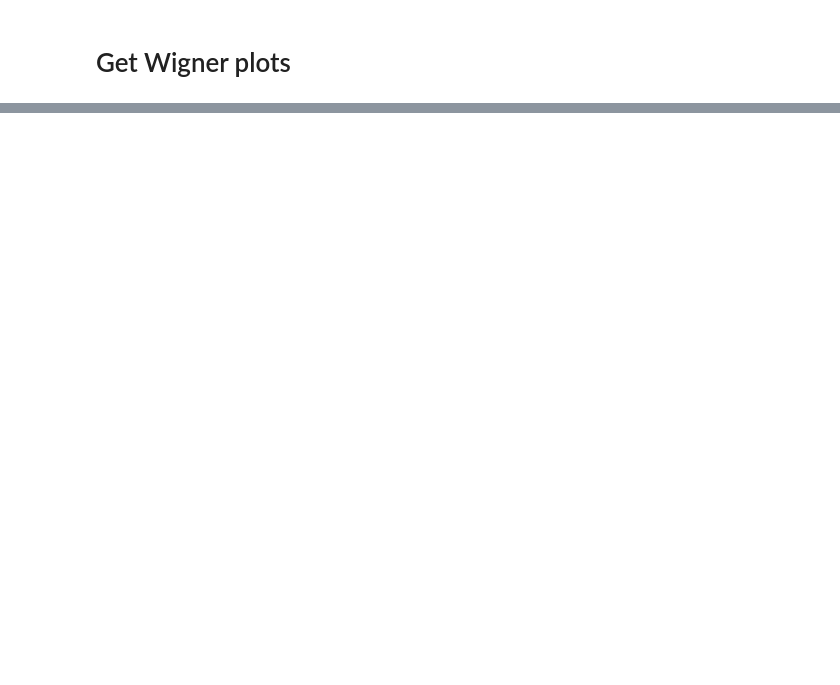
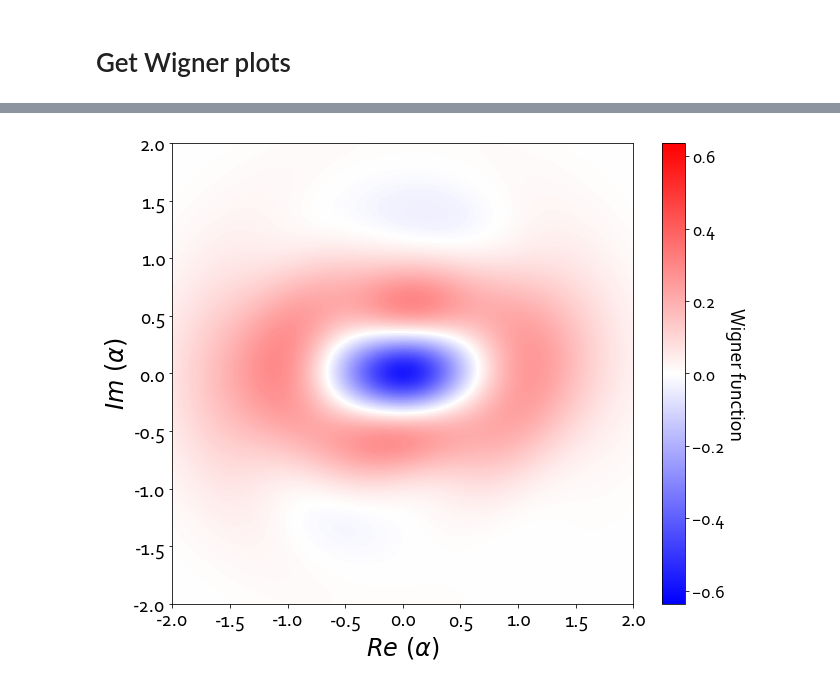
Before and after one commit to clarayfontaine/ORENS_bosonic_state_reconstruction, a Jupyter notebook: F_v_Dim_and_T2_Data_Processing_and_Simulation_Dec_16/plot_all_figures.ipynb, the cells around one changed output, grey strips where cells are left out. Saved outputs shown, nothing was run; the diff lists cells and outputs as text; code cells hidden in the pictures; blank space fills up the shorter version.

```diff
--- a/F_v_Dim_and_T2_Data_Processing_and_Simulation_Dec_16/plot_all_figures.ipynb
+++ b/F_v_Dim_and_T2_Data_Processing_and_Simulation_Dec_16/plot_all_figures.ipynb
@@ -911,2 +948,10 @@ plot_wigner(dm, cmap=wigner_custom_cmap)
+# %%
+fg2=plot_wigner(
+    Qobj(W_corr_exp_T2_rhos[0, which_cat_to_plot, :, :]),
+    wigner_custom_cmap,
+)
+fg2.savefig(save_figs_path + "/W_firstT2.pdf", dpi=1200)
+# %% [output]
+[figure, added]
 # %%
 # plot the GQ reconstructed
```
Also changed, not shown: parts of 12 cells of this notebook.
